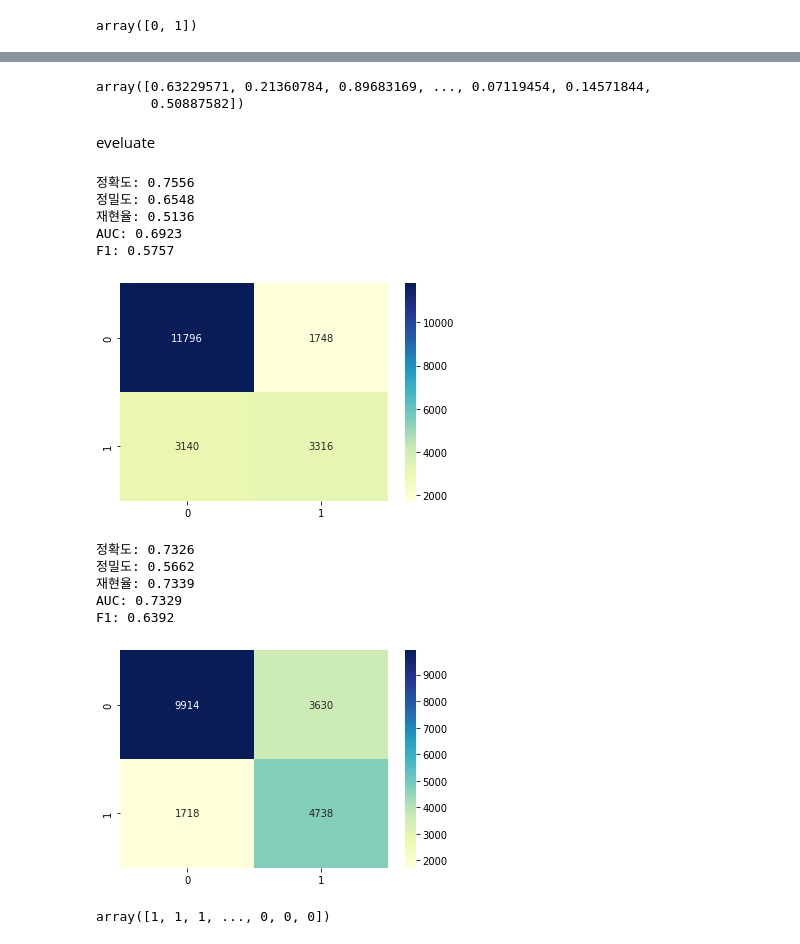
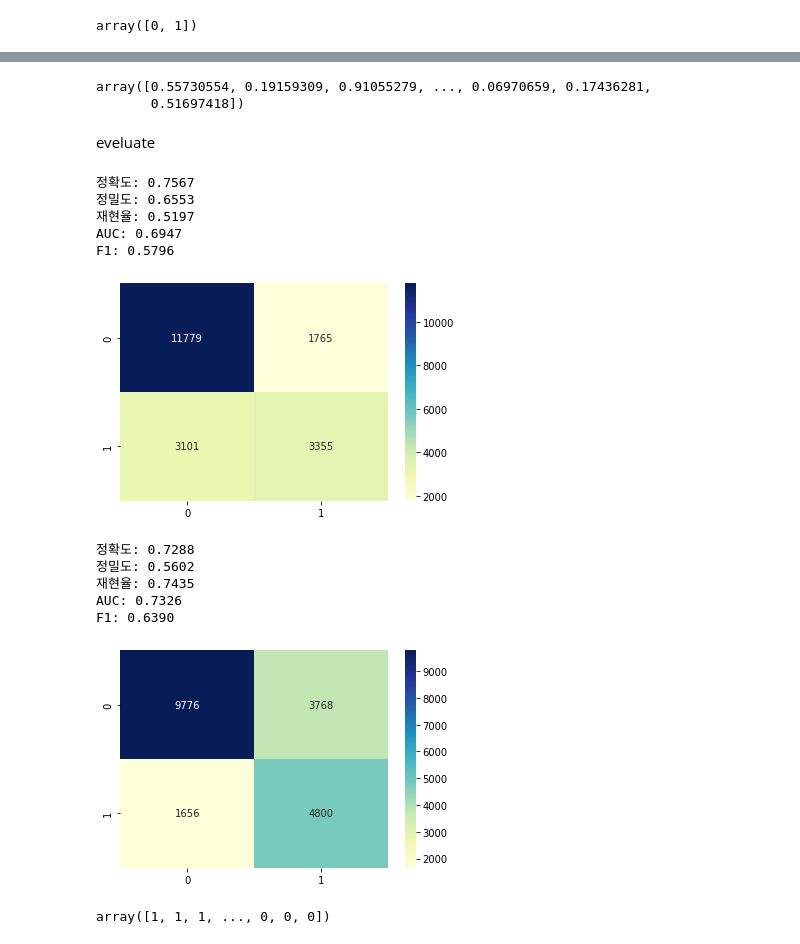
Before and after one commit to DaeYeongMonster/default-prediction, a Jupyter notebook: models/lightgbm1.ipynb, the cells around one changed output, grey strips where cells are left out. Drawn from its saved outputs; the diff is of its cells as text; code cells hidden in the pictures.

```diff
--- a/models/lightgbm1.ipynb
+++ b/models/lightgbm1.ipynb
@@ -163,19 +163,28 @@ from scipy.stats import randint as sp_randint
 from scipy.stats import uniform as sp_uniform
 
 # {'learning_rate': 0.1,
-#  'max_depth': 20,
-#  'min_child_samples': 10,
-#  'num_leaves': 120,
+#  'max_depth': 15,
+#  'min_child_samples': 20,
+#  'num_leaves': 100,
 #  'reg_alpha': 8}
 
-param_test ={'num_leaves': [100, 120, 140],
-             'min_child_samples': [5, 10, 15, 20],
-             'max_depth': [15, 20, 25],
-            #  'min_child_weight': [1e-5, 1e-3, 1e-2, 1e-1, 1, 1e1, 1e2, 1e3, 1e4],
-             'learning_rate': [0.05, 0.1, 0.2],
+param_test ={'num_leaves': sp_randint(12, 20),
+             'min_child_samples': sp_randint(40, 100),
+             #'min_child_weight': [1e-5, 1e-3, 1e-2, 1e-1, 1, 1e1, 1e2, 1e3, 1e4],
+             'subsample': sp_uniform(loc=0.75, scale=0.25),
+             'colsample_bytree': sp_uniform(loc=0.8, scale=0.15)#,
+             #'reg_alpha': [0, 1e-3, 1e-1, 1, 10, 50, 100],
+             #'reg_lambda': [0, 1e-3, 1e-1, 1, 10, 50, 100]
+            }
+
+param_test ={'num_leaves': sp_randint(50, 200),
+             'min_child_samples': sp_randint(10, 100),
+             'max_depth': [10, 15, 20],
+             'min_child_weight': [1e-1, 1, 1e1],
+             'learning_rate': [0.07, 0.1, 0.12],
             #  'colsample_bytree': sp_uniform(loc=0.8, scale=0.15),
              'reg_alpha': [6, 8, 10],
-            #  'reg_lambda': [0, 1e-3, 1e-1, 1, 10, 50, 100]
+             'reg_lambda': [0, 1e-1, 1, 10]
             }
 # %%
 from lightgbm import LGBMClassifier
@@ -229,8 +242,8 @@ y_pred = clf.predict(X_valid)
 y_pred_prob = clf.predict_proba(X_valid)
 y_pred_prob[:,1]
 # %% [output]
-array([0.63229571, 0.21360784, 0.89683169, ..., 0.07119454, 0.14571844,
-       0.50887582])
+array([0.55730554, 0.19159309, 0.91055279, ..., 0.06970659, 0.17436281,
+       0.51697418])
 # %% [markdown]
 eveluate
 # %%
@@ -254,22 +267,22 @@ def get_clf_eval(y_actual, y_pred):
 # 성능 확인
 get_clf_eval(y_valid, y_pred)
 # %% [output]
-정확도: 0.7556
-정밀도: 0.6548
-재현율: 0.5136
-AUC: 0.6923
-F1: 0.5757
+정확도: 0.7567
+정밀도: 0.6553
+재현율: 0.5197
+AUC: 0.6947
+F1: 0.5796
 [figure]
 # %%
 # threshold 변경 및 성능 확인
-get_clf_eval(y_valid, y_pred_prob[:,1]>0.32)
+get_clf_eval(y_valid, y_pred_prob[:,1]>0.31)
 # %% [output]
-정확도: 0.7326
-정밀도: 0.5662
-재현율: 0.7339
-AUC: 0.7329
-F1: 0.6392
+정확도: 0.7288
+정밀도: 0.5602
+재현율: 0.7435
+AUC: 0.7326
+F1: 0.6390
-[figure, old version]
+[figure, new version]
 # %%
 # 제출 양식 다운로드
 submit = pd.read_csv(path + '/data/sample_submission.csv')
```
Also changed, not shown: parts of 4 cells of this notebook, 2 other files.
